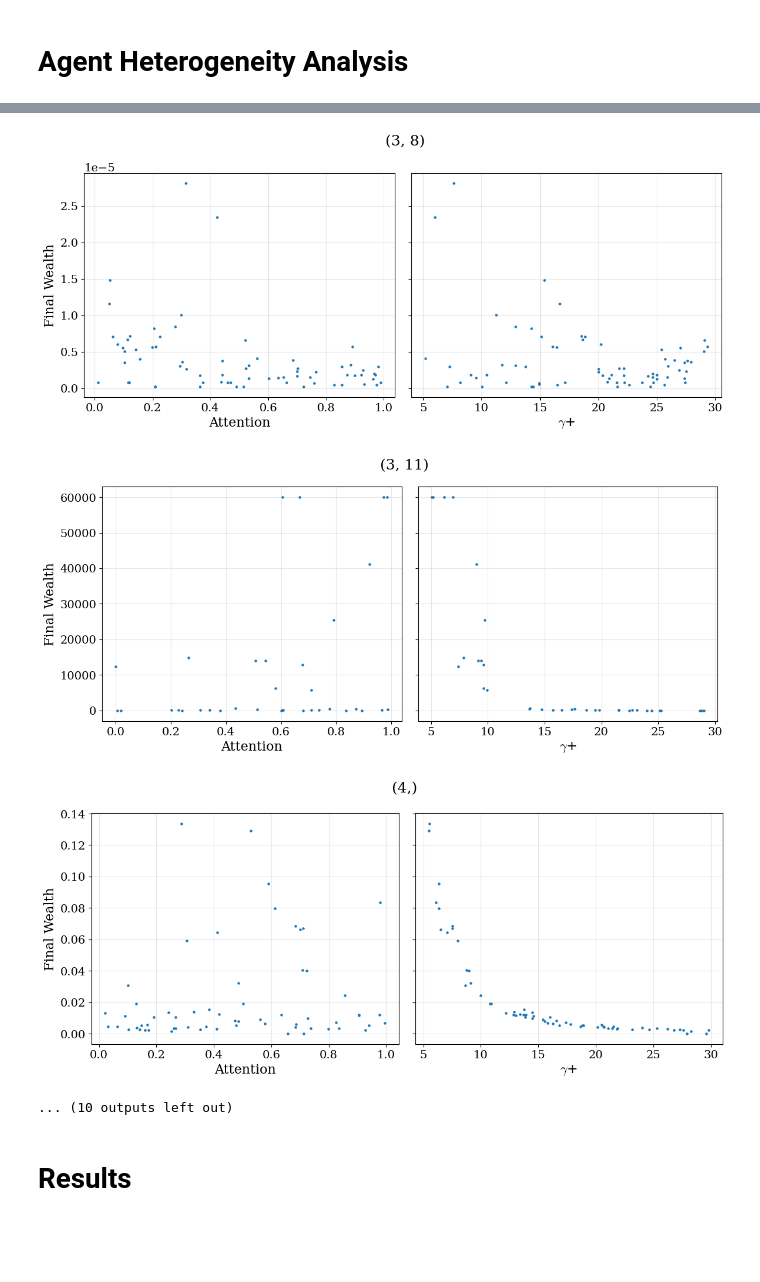
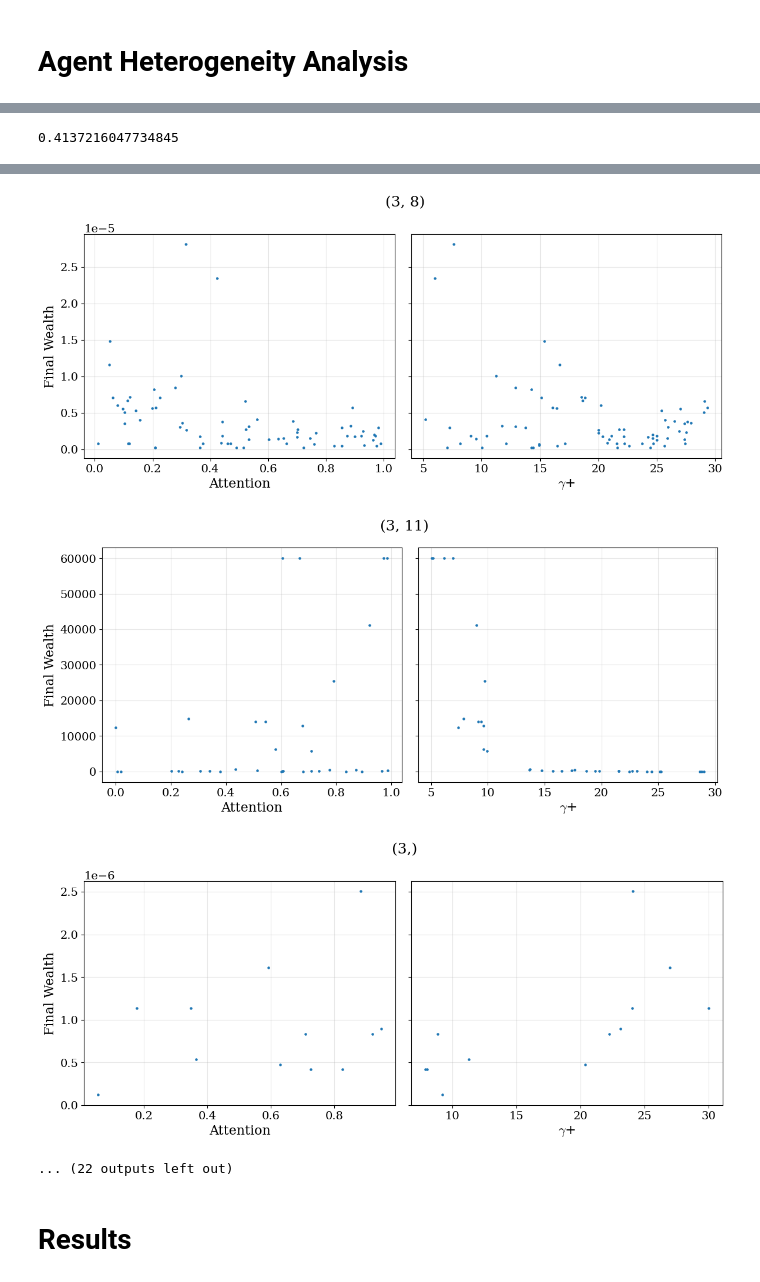
Before and after one commit to charlesaugdupont/poverty-trap, a Jupyter notebook: notebooks/attention_results.ipynb, the cells around one changed output, grey strips where cells are left out. Drawn from its saved outputs; the diff is of its cells as text; code cells hidden in the pictures; blank space fills up the shorter version.

Commit message:
update attention notebook (paper Fig. 5)

```diff
--- a/notebooks/attention_results.ipynb
+++ b/notebooks/attention_results.ipynb
@@ -159,14 +161,31 @@ fig, axs = plt.subplots(2, 3, figsize=(18,10))
 
 
 # attention
-idx1 = unique_project_combinations[(9,12,27)]
-axs[0][0].scatter(d["A"][idx1], d["W"][-1][idx1], s=8, color="crimson")
-axs[0][0].set_xlabel(r"Attention")
+
+proj1, proj2 = 9, 12
+idx1 = unique_project_combinations[(proj1,proj2,27)]
+
+
+avg_shock_size = []
+for agent in idx1:
+    w_diff = d["W"][:,agent][1:] - d["W"][:,agent][:-1]
+    shocks = [x for x in w_diff if x < 0]
+    avg_shock_size.append(np.median(shocks))
+x = d["A"][idx1]
+y = np.log(-np.array(avg_shock_size)).astype(np.float32)
+coefficients = np.polyfit(x, y, 1)
+polynomial = np.poly1d(coefficients)
+axs[0][0].scatter(x, y, color="dodgerblue", s=8)
+linspace = np.linspace(0, 1, 1000)
+axs[0][0].plot(linspace, polynomial(linspace), color="crimson", linestyle="dashed")
+axs[0][0].set_xlabel("Attention")
+axs[0][0].set_ylabel("log | Median Shock Size |")
 axs[0][1].set_title("Project Group {9,12}", y=1.05)
-axs[0][0].set_ylabel("Final Wealth")
 
-axs[0][1].plot(d["O"][:,9], label="9")
-axs[0][1].plot(d["O"][:,12], label="12")
+
+
+axs[0][1].plot(d["O"][:,proj1], label=proj1)
+axs[0][1].plot(d["O"][:,proj2], label=proj2)
 axs[0][1].legend(title="Project", ncol=2)
 axs[0][1].set_xlabel("Time")
 axs[0][1].set_ylabel("Project Return")
@@ -193,7 +212,6 @@ axs[1][2].scatter(gamma_pos[idx2], safe_investment[idx2], s=8, color="dodgerblue
 axs[1][2].set_xlabel(r"CPT Utility Parameter $\gamma_+$")
 axs[1][2].set_ylabel("Safe Investment (t=100)")
 
-
 fig.tight_layout()
 plt.savefig("attention_gamma_pos.pdf", bbox_inches="tight")
 plt.show()
@@ -218,0 +236,4 @@ plt.scatter(safe_investment[idx2], d["W"][-1][idx2])
+# %%
+r2_score(y, polynomial(x))
+# %% [output]
+0.4137216047734845
@@ -219,38 +244,37 @@ plt.scatter(safe_investment[idx2], d["W"][-1][idx2])
 # %%
 for key, idx in unique_project_combinations.items():
 
-    if len(idx) < 20:
+    if len(idx) < 10:
         continue
-
 
     fig, axs = plt.subplots(1,2, figsize=(12,5), sharey=True)
     axs[0].scatter(d["A"][idx], d["W"][-1][idx], s=5)
     axs[0].set_xlabel("Attention")
     axs[0].set_ylabel("Final Wealth")
 
     axs[1].scatter(gamma_pos[idx], d["W"][-1][idx], s=5)
     axs[1].set_xlabel(r"$\gamma$+")
 
     fig.tight_layout()
 
     key = tuple([num for num in key if num!=27])
 
     plt.suptitle(key, y=1.05, x=0.53)
     plt.show()
 # %% [output]
 [figure]
 [figure]
 [figure]
 [figure]
 [figure]
 [figure]
 [figure]
 [figure]
 [figure]
 [figure]
 [figure]
-[figure, old version]
+[figure, new version]
-... (10 outputs left out)
+... (22 outputs left out)
 # %% [markdown]
 # Results
 # %%
```
Also changed, not shown: parts of 7 cells of this notebook.
